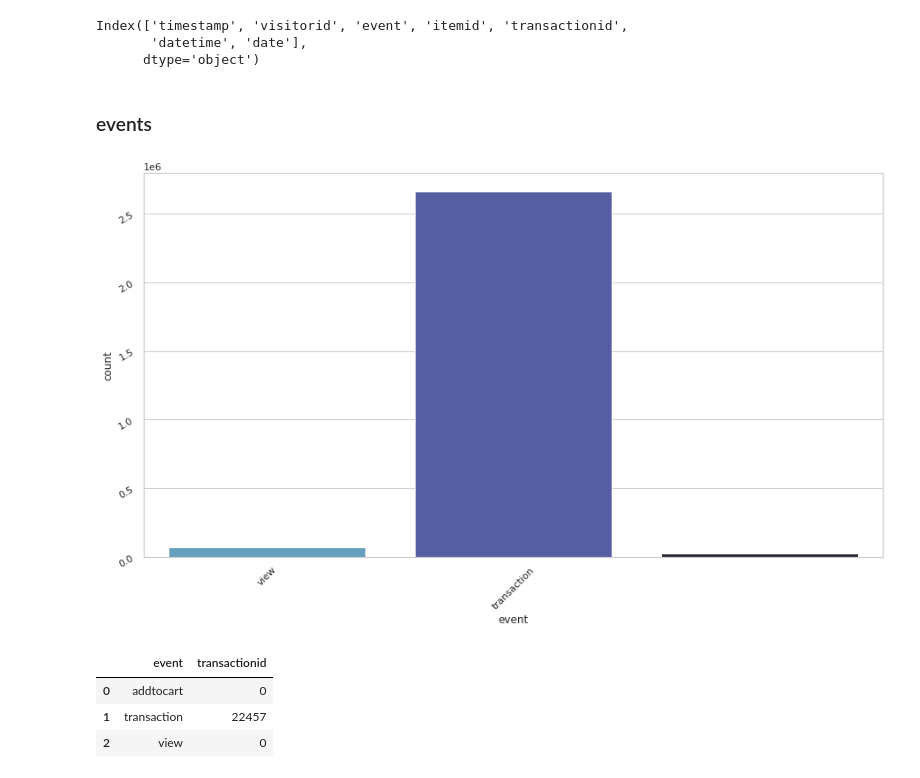
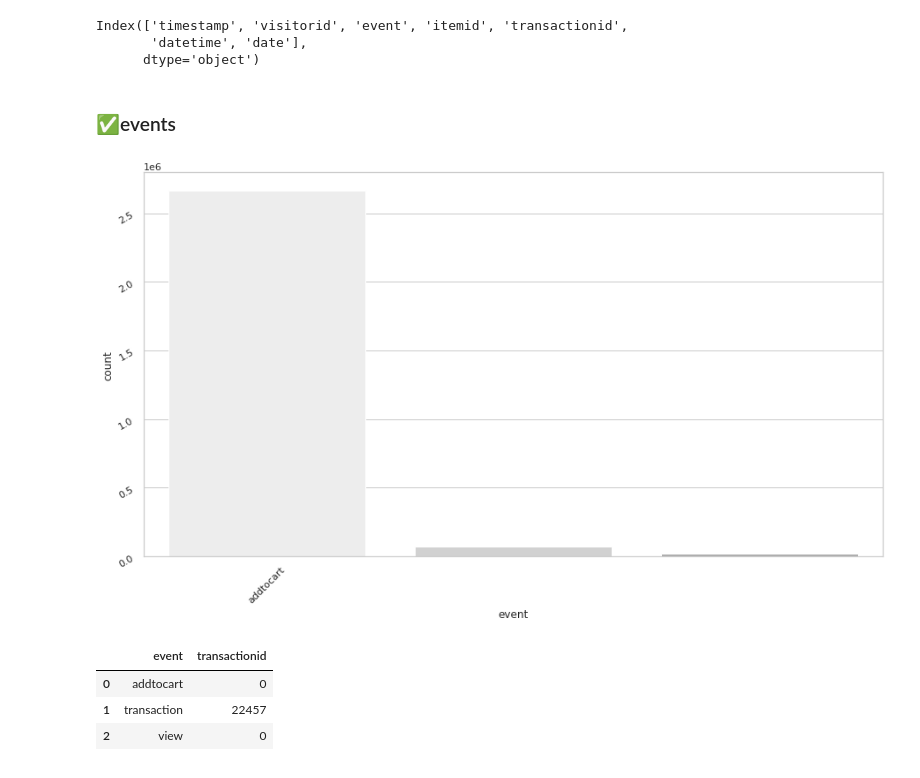
Before and after one commit to tkasod2/TIL, a Jupyter notebook: prj_analysis/Retailrocket_recommender_system_datase.ipynb, the cells around one changed output. Cells and saved outputs as stored; diff of their text form; code cells hidden in the pictures.

```diff
--- a/prj_analysis/Retailrocket_recommender_system_datase.ipynb
+++ b/prj_analysis/Retailrocket_recommender_system_datase.ipynb
@@ -79,22 +126,22 @@ Index(['timestamp', 'visitorid', 'event', 'itemid', 'transactionid',
        'datetime', 'date'],
       dtype='object')
 # %% [markdown]
-### events
+### ✅events
 # %%
 import seaborn as sns
 import matplotlib.pyplot as plt
 import matplotlib.ticker as ticker
 # %%
 # events['event']
-sns.set_theme(style="whitegrid", palette="icefire")
+sns.set_theme(style="whitegrid", palette="Greys")
 plt.xticks(rotation=45)
 plt.yticks(rotation=30)
 
 g = sns.countplot(x='event',data =events)
-g.figure.set_size_inches(15, 8) # 그래프의 크기를 키운다
-g.xaxis.set_major_locator(ticker.MultipleLocator(1))
+g.figure.set_size_inches(15, 8)
+g.xaxis.set_major_locator(ticker.MultipleLocator(3))
 # %% [output]
-[figure, old version]
+[figure, new version]
 # %%
 # event and transactionid
 # # df['event'].value_counts()
```
Also changed, not shown: parts of 17 cells of this notebook.
